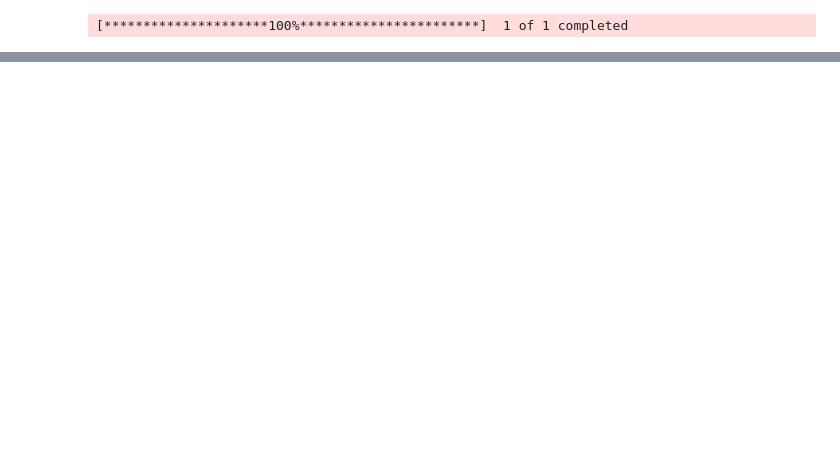
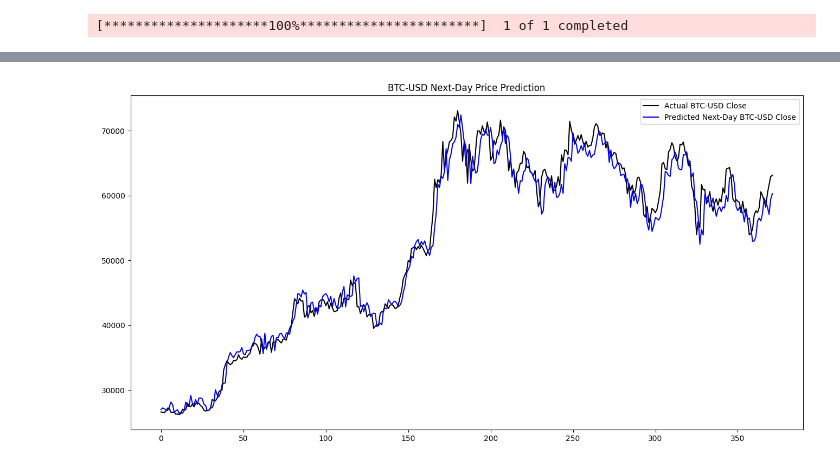
Before and after one commit to awaiskhan005/DATA-SCIENCE-AND-AI-, a Jupyter notebook: BTC_USD_PREDICTION_WITH_INDICATORS_PROJECT.ipynb, the cells around one changed output, grey strips where cells are left out. Drawn from its saved outputs; the diff is of its cells as text; code cells hidden in the pictures; blank space fills up the shorter version.

```diff
--- a/BTC_USD_PREDICTION_WITH_INDICATORS_PROJECT.ipynb
+++ b/BTC_USD_PREDICTION_WITH_INDICATORS_PROJECT.ipynb
@@ -206,0 +183,86 @@ plt.show()
+# %%
+import numpy as np
+import pandas as pd
+import matplotlib.pyplot as plt
+import yfinance as yf
+import datetime as dt
+import pandas_ta as ta
+from sklearn.preprocessing import MinMaxScaler
+from keras.models import Sequential, Model
+from keras.layers import Dense, LSTM, Dropout, Input, Activation
+from keras.optimizers import Adam
+
+# Fetch data
+data = yf.download(tickers='BTC-USD', start='2019-01-01', end=dt.datetime.now())
+
+# Adding indicators
+data['RSI'] = ta.rsi(data['Close'], length=15)
+data['EMAF'] = ta.ema(data['Close'], length=15)
+data['EMAM'] = ta.ema(data['Close'], length=100)
+data['EMAS'] = ta.ema(data['Close'], length=200)
+
+# Drop rows with missing values
+data.dropna(inplace=True)
+
+# Setting target for next-day prediction
+data['TargetNextDayClose'] = data['Adj Close'].shift(-1)  # Predicting next day's close
+data.dropna(inplace=True)
+
+# Select relevant features for prediction
+data_set = data[['Open', 'High', 'Low', 'Adj Close', 'RSI', 'EMAF', 'EMAM', 'EMAS', 'TargetNextDayClose']]
+
+# Normalize the data
+scaler = MinMaxScaler(feature_range=(0, 1))
+data_set_scaled = scaler.fit_transform(data_set)
+
+# Prepare data for LSTM model
+X = []
+y = []
+
+backcandles = 30  # Use the last 30 candles to predict
+for i in range(backcandles, data_set_scaled.shape[0]):
+    X.append(data_set_scaled[i - backcandles:i, :-1])  # All features except target
+    y.append(data_set_scaled[i, -1])  # Next day's target (shifted)
+
+X = np.array(X)
+y = np.array(y)
+
+# Split data into training and testing sets
+split_limit = int(len(X) * 0.8)
+X_train, X_test = X[:split_limit], X[split_limit:]
+y_train, y_test = y[:split_limit], y[split_limit:]
+
+# Build LSTM model
+lstm_input = Input(shape=(backcandles, X.shape[2]), name='lstm_input')
+x = LSTM(150, name='first_layer')(lstm_input)
+x = Dense(1, name='dense_layer')(x)
+output = Activation('linear', name='output')(x)
+
+model = Model(inputs=lstm_input, outputs=output)
+adam = Adam()
+model.compile(optimizer=adam, loss='mse')
+
+# Train the model
+model.fit(X_train, y_train, batch_size=15, epochs=30, shuffle=True, validation_data=(X_test, y_test))
+
+# Predict
+y_pred = model.predict(X_test)
+
+# Inverse transform the predictions to get the actual price
+predicted_prices = np.zeros((len(y_pred), data_set_scaled.shape[1]))  # Create an empty array for inverse scaling
+predicted_prices[:, -1] = y_pred.flatten()  # Flatten y_pred to 1D
+predicted_prices = scaler.inverse_transform(predicted_prices)[:, -1]  # Inverse scale and get the predicted prices
+
+# Inverse transform actual y_test values
+y_test_actual = np.zeros((len(y_test), data_set_scaled.shape[1]))
+y_test_actual[:, -1] = y_test
+y_test_actual = scaler.inverse_transform(y_test_actual)[:, -1]
+
+# Plot results
+plt.figure(figsize=(16, 8))
+plt.plot(y_test_actual, color='black', label='Actual BTC-USD Close')
+plt.plot(predicted_prices, color='blue', label='Predicted Next-Day BTC-USD Close')
+plt.title('BTC-USD Next-Day Price Prediction')
+plt.legend()
+plt.show()
+# %% [output]
@@ -206,0 +288 @@ plt.show()
+[figure, added]
```
Also changed, not shown: parts of 12 cells of this notebook.
